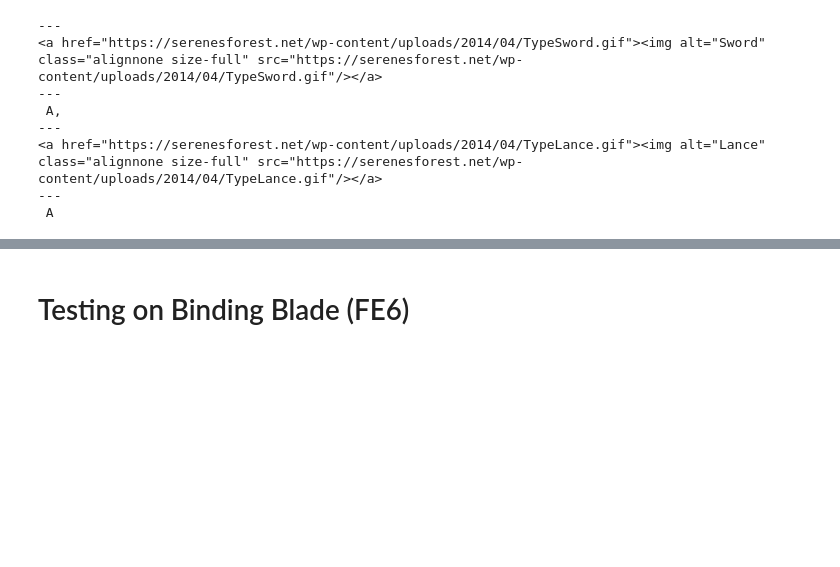
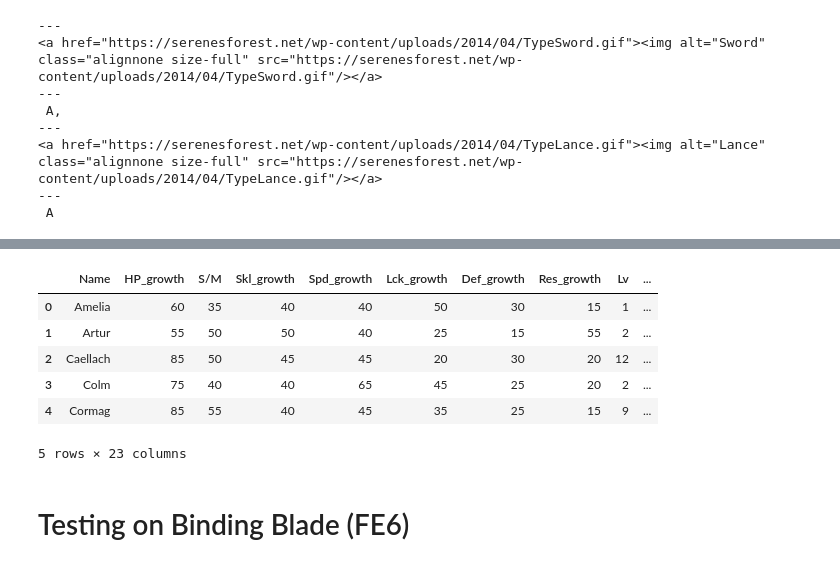
Before and after one commit to blamson/fire-emblem-app, a Jupyter notebook: notebooks/web_scraping.ipynb, the cells around one changed output, grey strips where cells are left out. Drawn from its saved outputs; the diff is of its cells as text; code cells hidden in the pictures; blank space fills up the shorter version.

```diff
--- a/notebooks/web_scraping.ipynb
+++ b/notebooks/web_scraping.ipynb
@@ -211,0 +267,4 @@ for x in weapon_info:
+# %%
+dir = '../data/the-sacred-stones'
+bases = pd.read_csv(f'{dir}/base-stats.csv')
+growths = pd.read_csv(f'{dir}/growth-rates.csv')
@@ -211,0 +280,19 @@ for x in weapon_info:
+# %%
+ssdf = (
+    growths
+    .drop('Game', axis='columns')
+    .merge(bases, how='outer', on='Name', suffixes=['_growth', '_base'])
+)
+
+float_columns = ssdf.select_dtypes(include='float').columns
+ssdf[float_columns] = ssdf[float_columns].astype('Int64')
+
+display(ssdf.head())
+# %% [output]
+|  | Name | HP_growth | S/M | Skl_growth | Spd_growth | Lck_growth | Def_growth | Res_growth | Lv | ... |
+| 0 | Amelia | 60 | 35 | 40 | 40 | 50 | 30 | 15 | 1 | ... |
+| 1 | Artur | 55 | 50 | 50 | 40 | 25 | 15 | 55 | 2 | ... |
+| 2 | Caellach | 85 | 50 | 45 | 45 | 20 | 30 | 20 | 12 | ... |
+| 3 | Colm | 75 | 40 | 40 | 65 | 45 | 25 | 20 | 2 | ... |
+| 4 | Cormag | 85 | 55 | 40 | 45 | 35 | 25 | 15 | 9 | ... |
+5 rows × 23 columns
```
Also changed, not shown: parts of 17 cells of this notebook, 11 other files.
